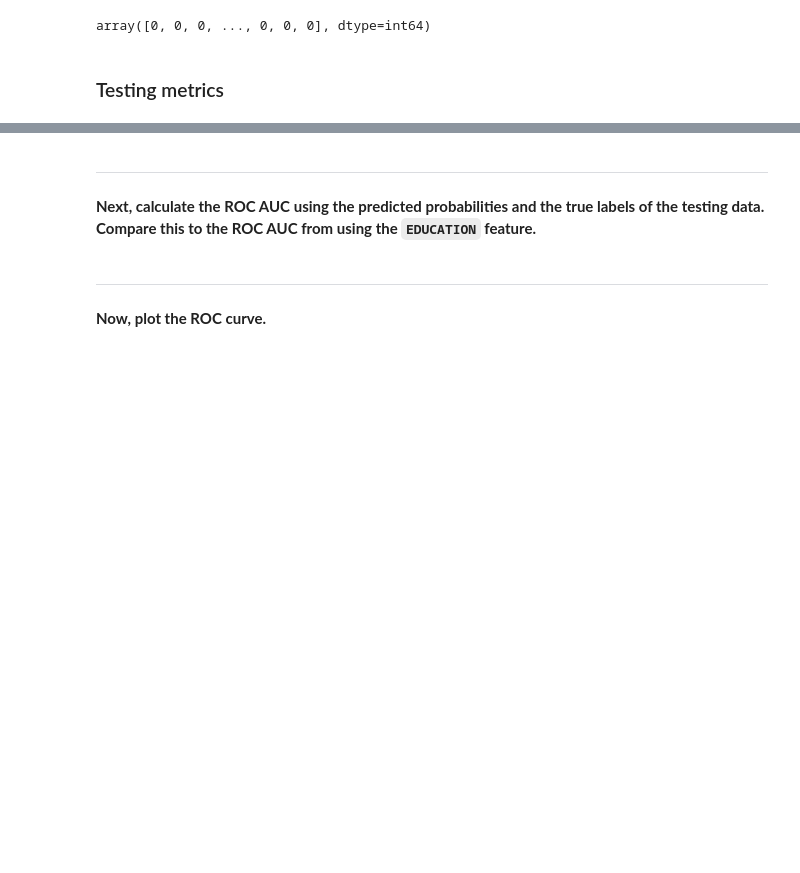
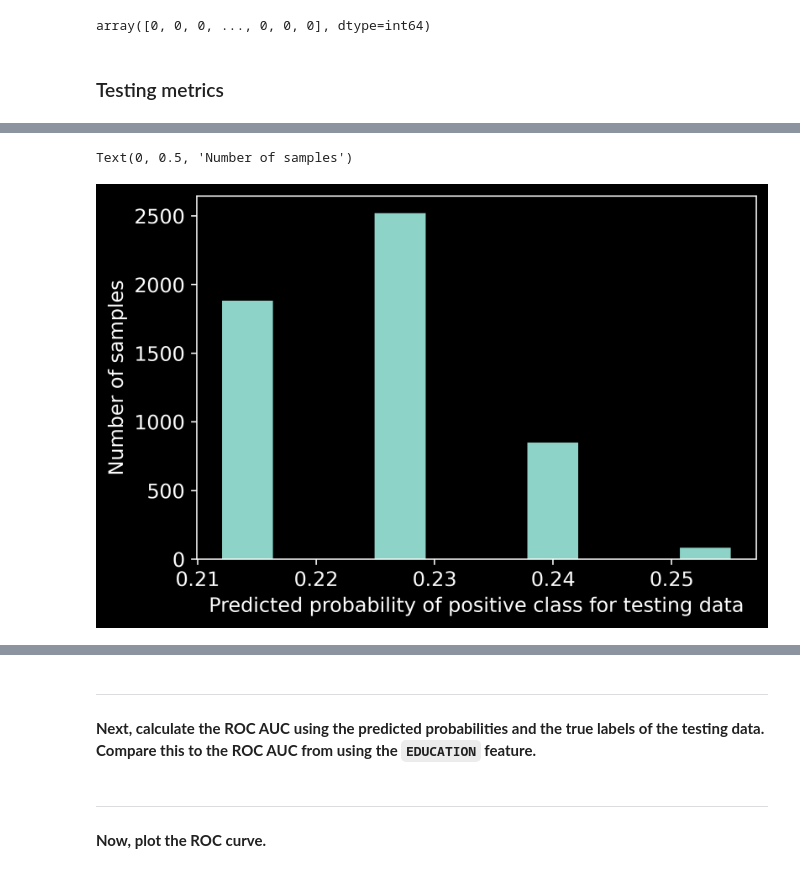
Before and after one commit to anmolpant/Technocolabs-ML-Internship, a Jupyter notebook: Mini Tasks/Mini Task 2/Performing_Logistic_Regression/Performing_Logistic_Regression.ipynb, the cells around one changed output, grey strips where cells are left out. Drawn from its saved outputs; the diff is of its cells as text; code cells hidden in the pictures; blank space fills up the shorter version.

```diff
--- a/Mini Tasks/Mini Task 2/Performing_Logistic_Regression/Performing_Logistic_Regression.ipynb
+++ b/Mini Tasks/Mini Task 2/Performing_Logistic_Regression/Performing_Logistic_Regression.ipynb
@@ -217,0 +316,8 @@ array([0, 0, 0, ..., 0, 0, 0], dtype=int64)
+# %%
+mpl.rcParams['font.size'] = 12
+plt.hist(pos_proba)
+plt.xlabel('Predicted probability of positive class for testing data')
+plt.ylabel('Number of samples')
+# %% [output]
+Text(0, 0.5, 'Number of samples')
+[figure, added]
```
Also changed, not shown: parts of 17 cells of this notebook.
